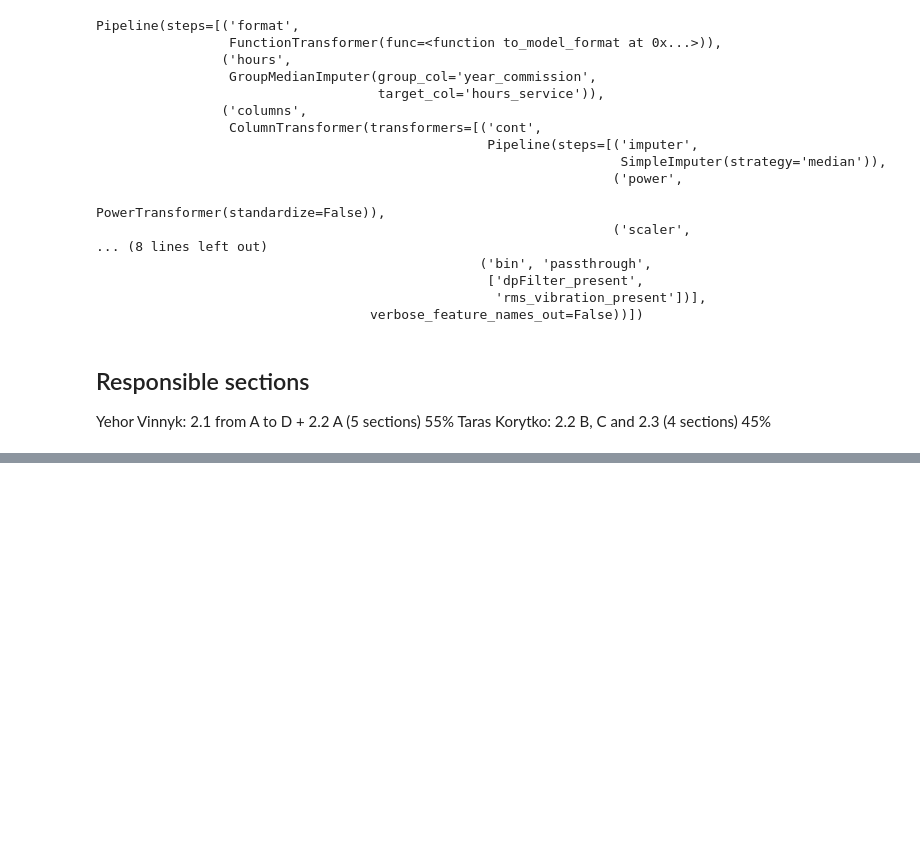
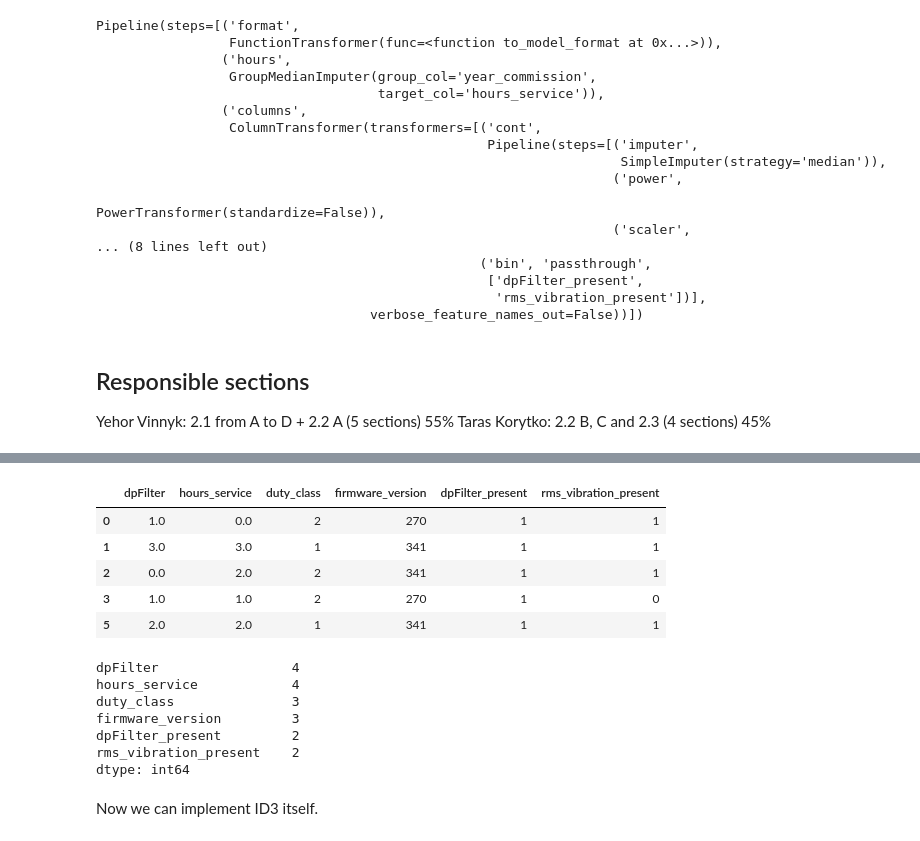
Before and after one commit to yegor-vin/Intelligent-data-analysis--project, a Jupyter notebook: phase-2-final.ipynb, the cells around one changed output, grey strips where cells are left out. Cells and saved outputs as stored; diff of their text form; code cells hidden in the pictures; blank space fills up the shorter version.

```diff
--- a/phase-2-final.ipynb
+++ b/phase-2-final.ipynb
@@ -2689,0 +2694,40 @@ Taras Korytko: 2.2 B, C and 2.3 (4 sections) 45%
+# %%
+from sklearn.preprocessing import KBinsDiscretizer
+
+treePrep = ColumnTransformer([
+    ("cont", Pipeline([
+        ("imputer", SimpleImputer(strategy="median")),
+        ("bins", KBinsDiscretizer(n_bins=4, encode="ordinal", strategy="quantile")),
+    ]), cont),
+    ("rest", "passthrough", ["duty_class", "firmware_version",
+                             "dpFilter_present", "rms_vibration_present"]),
+], remainder="drop", verbose_feature_names_out=False)
+treePrep.set_output(transform="pandas")
+
+treePipeline = Pipeline([
+    ("format", FunctionTransformer(to_model_format)),
+    ("hours", GroupMedianImputer("year_commission", "hours_service")),
+    ("columns", treePrep),
+])
+
+X_tree_train = treePipeline.fit_transform(X_raw_train)
+X_tree_test = treePipeline.transform(X_raw_test)
+
+display(X_tree_train.head())
+print(X_tree_train.nunique())
+# %% [output]
+|  | dpFilter | hours_service | duty_class | firmware_version | dpFilter_present | rms_vibration_present |
+| 0 | 1.0 | 0.0 | 2 | 270 | 1 | 1 |
+| 1 | 3.0 | 3.0 | 1 | 341 | 1 | 1 |
+| 2 | 0.0 | 2.0 | 2 | 341 | 1 | 1 |
+| 3 | 1.0 | 1.0 | 2 | 270 | 1 | 0 |
+| 5 | 2.0 | 2.0 | 1 | 341 | 1 | 1 |
+dpFilter                 4
+hours_service            4
+duty_class               3
+firmware_version         3
+dpFilter_present         2
+rms_vibration_present    2
+dtype: int64
+# %% [markdown]
+Now we can implement ID3 itself.
```
Also changed, not shown: parts of 42 cells of this notebook.
